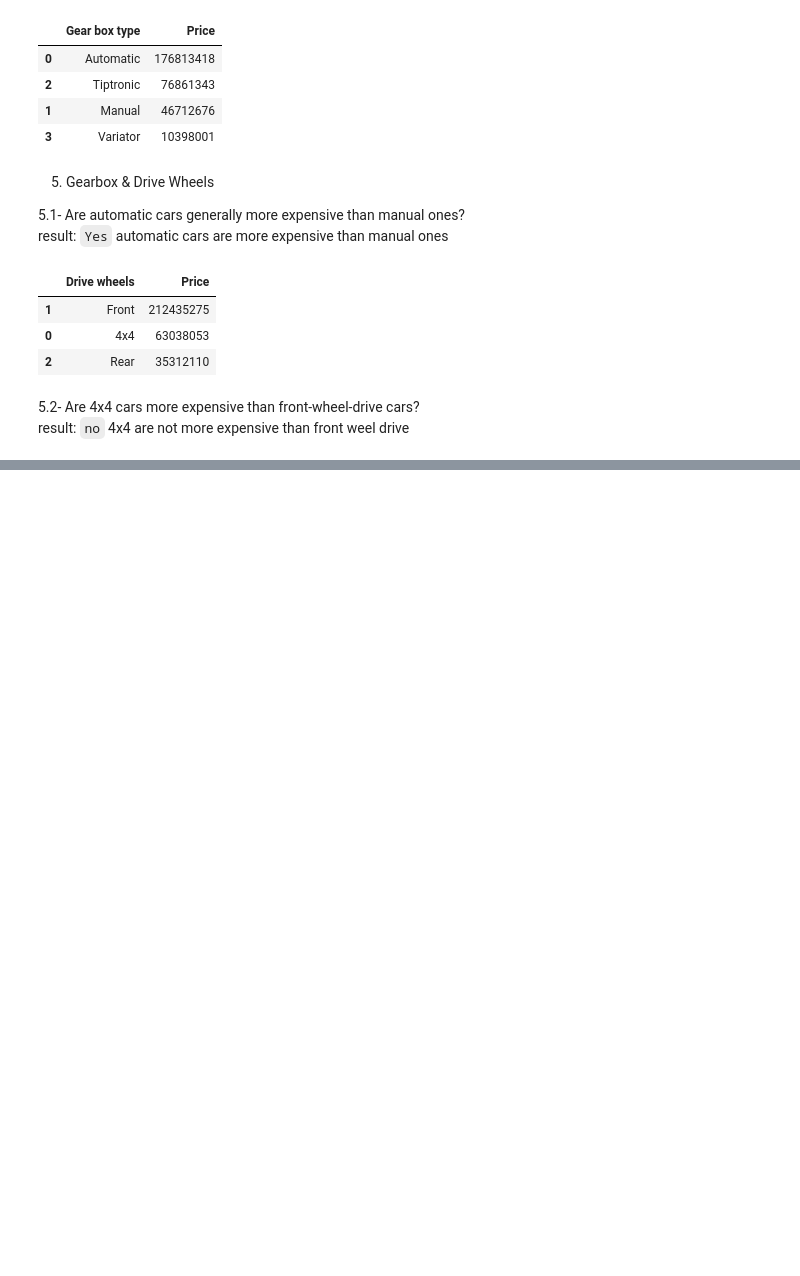
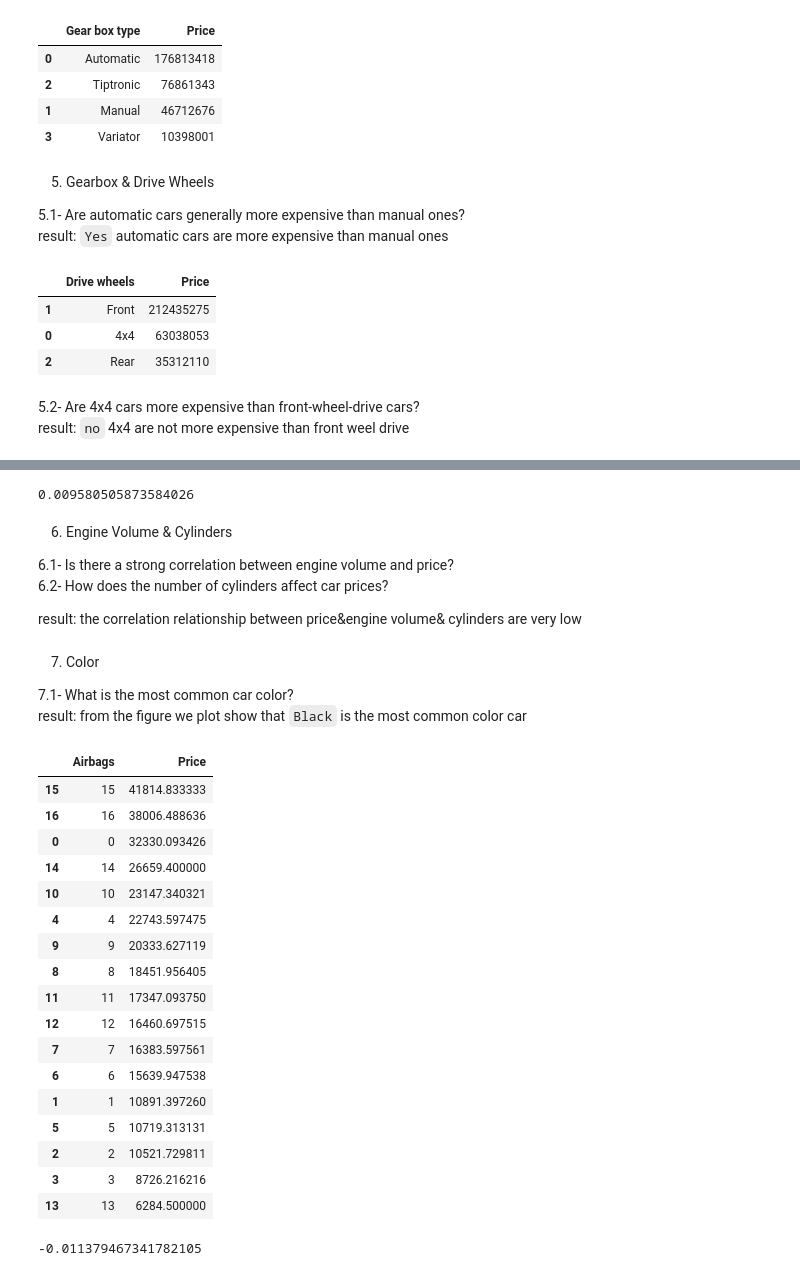
Before and after one commit to ahmeddiab1234/IEEE-CS--Amabsseador-AI-25, a Jupyter notebook: Final_Project/notebook.ipynb, the cells around one changed output, grey strips where cells are left out. Cells and saved outputs as stored; diff of their text form; code cells hidden in the pictures; blank space fills up the shorter version.

```diff
--- a/Final_Project/notebook.ipynb
+++ b/Final_Project/notebook.ipynb
@@ -634,0 +659,45 @@ result: `no` 4x4 are not more expensive than front weel drive
+# %%
+corr = car_sales['Cylinders'].corr(car_sales['Price'])
+print(corr)
+# %% [output]
+0.009580505873584026
+# %% [markdown]
+6. Engine Volume & Cylinders
+
+6.1- Is there a strong correlation between engine volume and price?
+6.2- How does the number of cylinders affect car prices?
+
+result: the correlation relationship between price&engine volume& cylinders are very low
+# %% [markdown]
+7. Color
+
+7.1- What is the most common car color?
+result: from the figure we plot show that `Black` is the most common color car
+# %%
+avg_price_by_airbags = car_sales.groupby(['Airbags'])['Price'].mean().reset_index()
+avg_price_by_airbags=avg_price_by_airbags.sort_values(by='Price',ascending=False)
+avg_price_by_airbags
+# %% [output]
+|  | Airbags | Price |
+| 15 | 15 | 41814.833333 |
+| 16 | 16 | 38006.488636 |
+| 0 | 0 | 32330.093426 |
+| 14 | 14 | 26659.400000 |
+| 10 | 10 | 23147.340321 |
+| 4 | 4 | 22743.597475 |
+| 9 | 9 | 20333.627119 |
+| 8 | 8 | 18451.956405 |
+| 11 | 11 | 17347.093750 |
+| 12 | 12 | 16460.697515 |
+| 7 | 7 | 16383.597561 |
+| 6 | 6 | 15639.947538 |
+| 1 | 1 | 10891.397260 |
+| 5 | 5 | 10719.313131 |
+| 2 | 2 | 10521.729811 |
+| 3 | 3 | 8726.216216 |
+| 13 | 13 | 6284.500000 |
+# %%
+corr = car_sales['Airbags'].corr(car_sales['Price'])
+print(corr)
+# %% [output]
+-0.011379467341782105
```
Also changed, not shown: parts of 5 cells of this notebook.
